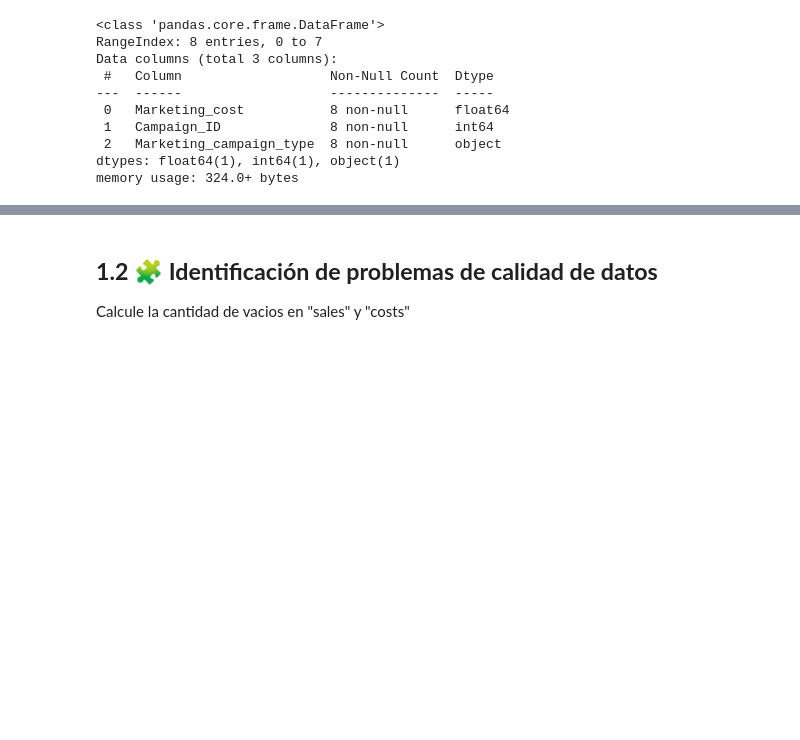
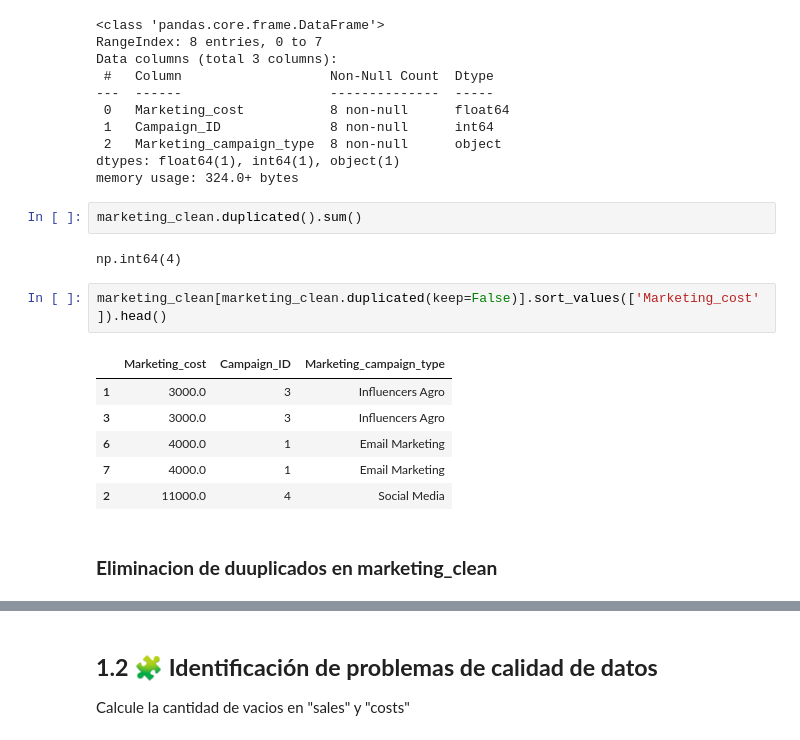
Before and after one commit to alexsandoval05/Revenue-sustainability-Chrysal, a Jupyter notebook: chrysal_profit_sustainability.ipynb, the cells around one changed output, grey strips where cells are left out. Saved outputs shown, nothing was run; the diff lists cells and outputs as text; blank space fills up the shorter version.

```diff
--- a/chrysal_profit_sustainability.ipynb
+++ b/chrysal_profit_sustainability.ipynb
@@ -135,3 +135,18 @@ Data columns (total 3 columns):
  2   Marketing_campaign_type  8 non-null      object
 dtypes: float64(1), int64(1), object(1)
 memory usage: 324.0+ bytes
+# %%
+marketing_clean.duplicated().sum()
+# %% [output]
+np.int64(4)
+# %%
+marketing_clean[marketing_clean.duplicated(keep=False)].sort_values(['Marketing_cost']).head()
+# %% [output]
+|  | Marketing_cost | Campaign_ID | Marketing_campaign_type |
+| 1 | 3000.0 | 3 | Influencers Agro |
+| 3 | 3000.0 | 3 | Influencers Agro |
+| 6 | 4000.0 | 1 | Email Marketing |
+| 7 | 4000.0 | 1 | Email Marketing |
+| 2 | 11000.0 | 4 | Social Media |
+# %% [markdown]
+### **Eliminacion de duuplicados en marketing_clean**
```
Also changed, not shown: parts of 12 cells of this notebook.
